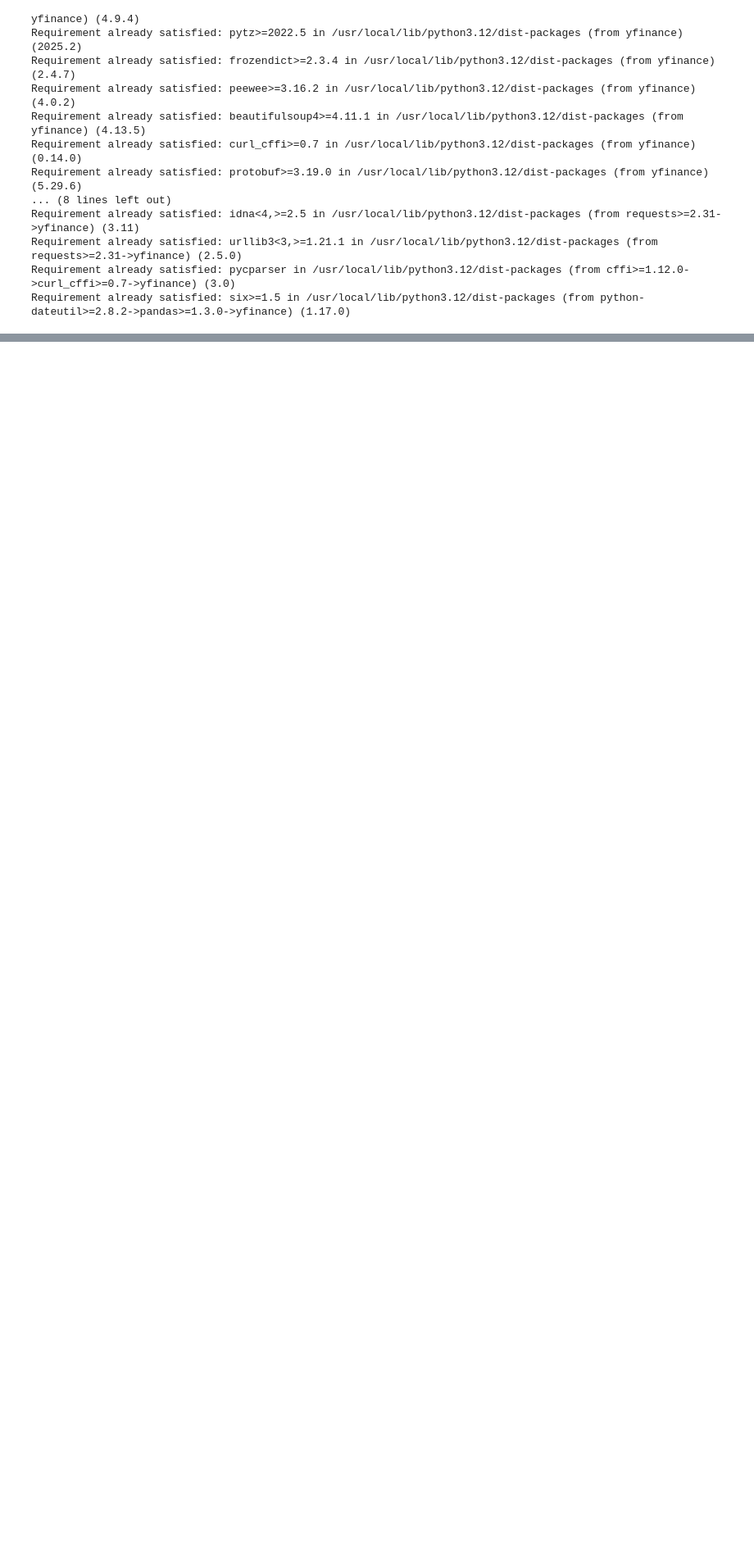
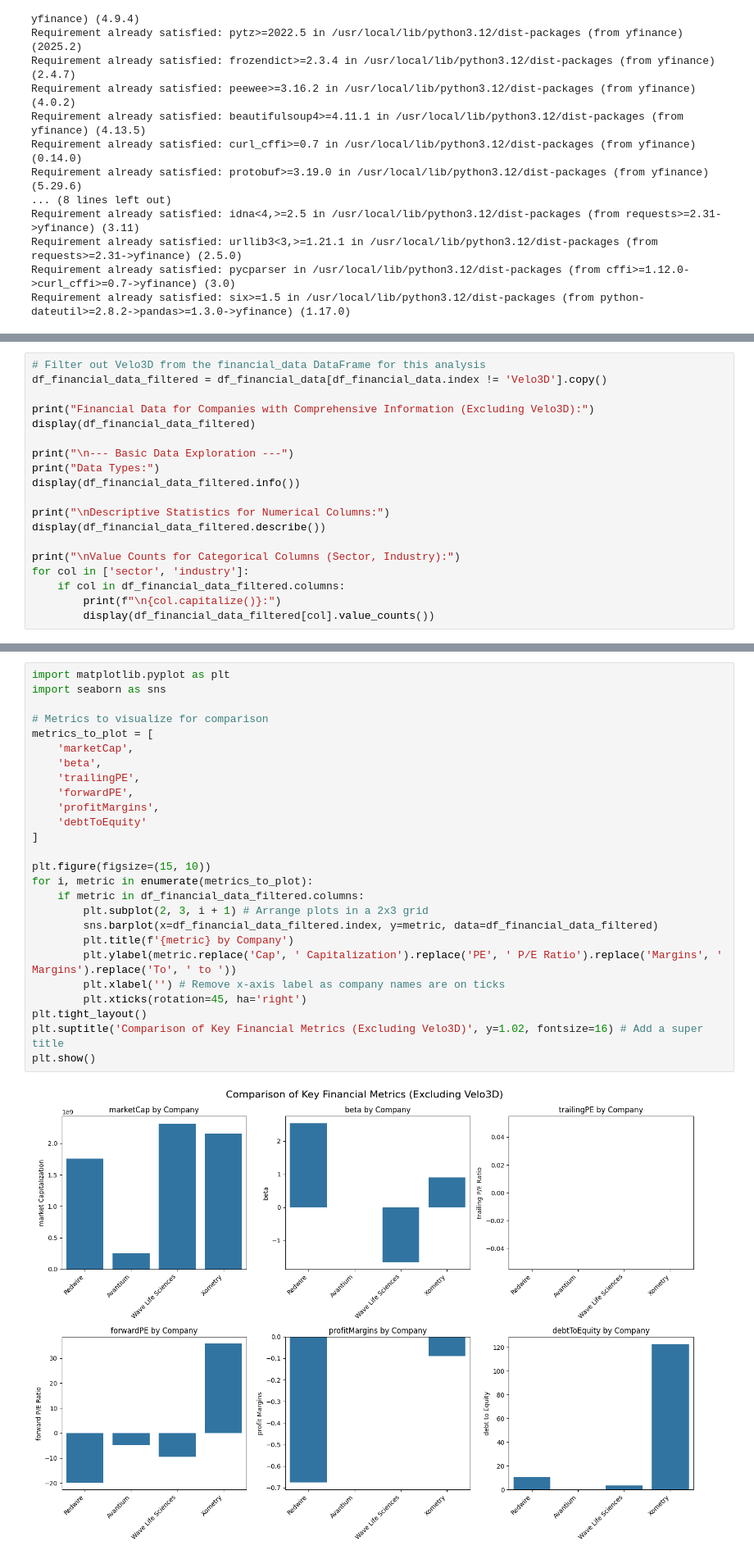
Before and after one commit to GUIVICFISHER/RiskNeutralKernel2026, a Jupyter notebook: RISK_ANALYSIS_STOCK.ipynb, the cells around one changed output, grey strips where cells are left out. Shown at 82% size. Cells and saved outputs as stored; diff of their text form; blank space fills up the shorter version.

```diff
--- a/RISK_ANALYSIS_STOCK.ipynb
+++ b/RISK_ANALYSIS_STOCK.ipynb
@@ -150,0 +388,19 @@ Full info dictionary:
+# %%
+# Filter out Velo3D from the financial_data DataFrame for this analysis
+df_financial_data_filtered = df_financial_data[df_financial_data.index != 'Velo3D'].copy()
+
+print("Financial Data for Companies with Comprehensive Information (Excluding Velo3D):")
+display(df_financial_data_filtered)
+
+print("\n--- Basic Data Exploration ---")
+print("Data Types:")
+display(df_financial_data_filtered.info())
+
+print("\nDescriptive Statistics for Numerical Columns:")
+display(df_financial_data_filtered.describe())
+
+print("\nValue Counts for Categorical Columns (Sector, Industry):")
+for col in ['sector', 'industry']:
+    if col in df_financial_data_filtered.columns:
+        print(f"\n{col.capitalize()}:")
+        display(df_financial_data_filtered[col].value_counts())
@@ -150,0 +459,28 @@ Full info dictionary:
+# %%
+import matplotlib.pyplot as plt
+import seaborn as sns
+
+# Metrics to visualize for comparison
+metrics_to_plot = [
+    'marketCap',
+    'beta',
+    'trailingPE',
+    'forwardPE',
+    'profitMargins',
+    'debtToEquity'
+]
+
+plt.figure(figsize=(15, 10))
+for i, metric in enumerate(metrics_to_plot):
+    if metric in df_financial_data_filtered.columns:
+        plt.subplot(2, 3, i + 1) # Arrange plots in a 2x3 grid
+        sns.barplot(x=df_financial_data_filtered.index, y=metric, data=df_financial_data_filtered)
+        plt.title(f'{metric} by Company')
+        plt.ylabel(metric.replace('Cap', ' Capitalization').replace('PE', ' P/E Ratio').replace('Margins', ' Margins').replace('To', ' to '))
+        plt.xlabel('') # Remove x-axis label as company names are on ticks
+        plt.xticks(rotation=45, ha='right')
+plt.tight_layout()
+plt.suptitle('Comparison of Key Financial Metrics (Excluding Velo3D)', y=1.02, fontsize=16) # Add a super title
+plt.show()
+# %% [output]
+[figure, added]
```
Also changed, not shown: parts of 12 cells of this notebook.
